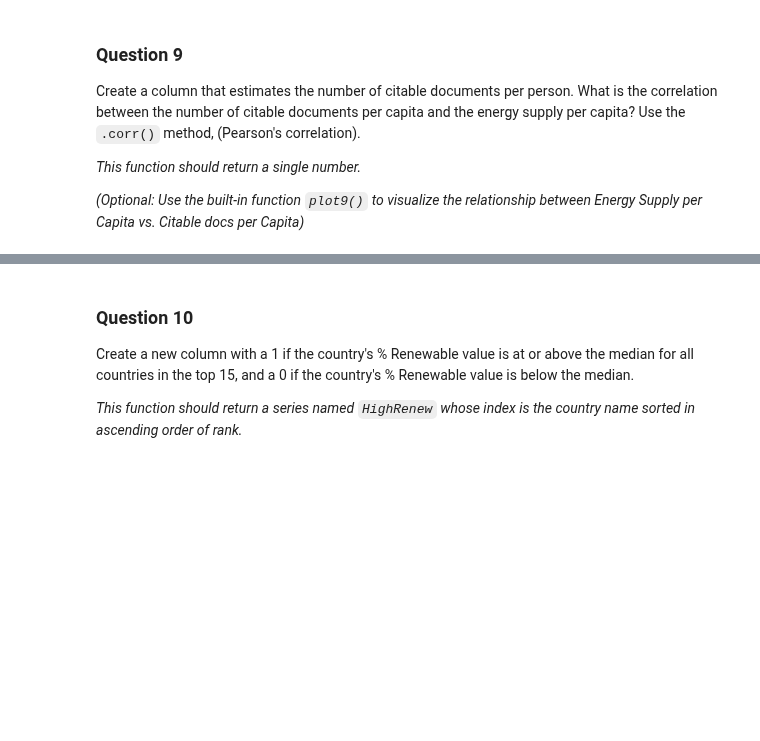
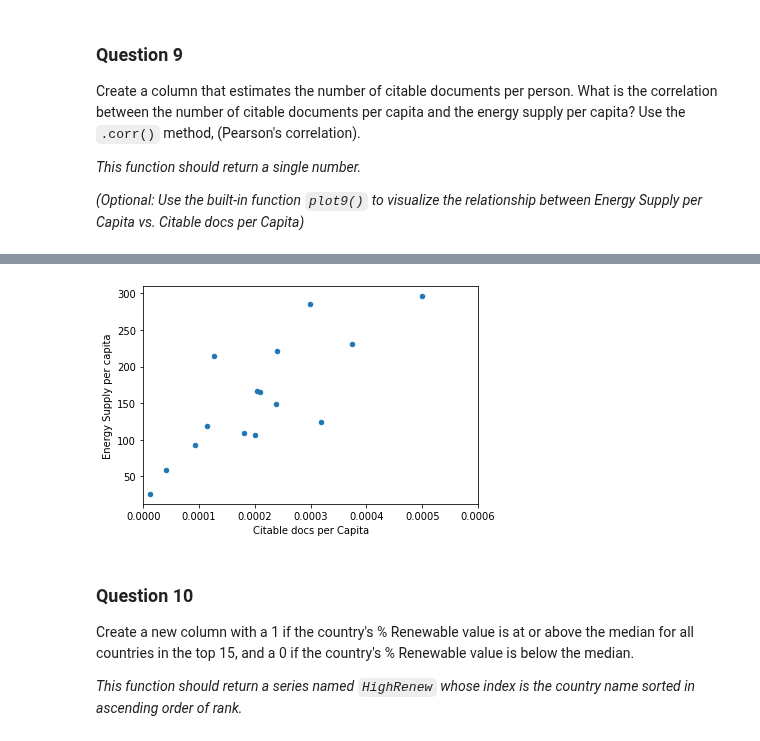
Before and after one commit to SantiGonzalezz/Applied-Data-Science-with-Python, a Jupyter notebook: 1. Introduction to Data Science in Python/Week 3/assignment3.ipynb, the cells around one changed output, grey strips where cells are left out. Drawn from its saved outputs; the diff is of its cells as text; code cells hidden in the pictures; blank space fills up the shorter version.

```diff
--- a/1. Introduction to Data Science in Python/Week 3/assignment3.ipynb
+++ b/1. Introduction to Data Science in Python/Week 3/assignment3.ipynb
@@ -532,12 +554,15 @@ def answer_nine():
 # %%
 def plot9():
     import matplotlib as plt
     %matplotlib inline
 
     Top15 = answer_one()
-    Top15['PopEst'] = Top15['Energy Supply'] / Top15['Energy Supply per Capita']
+    Top15['PopEst'] = Top15['Energy Supply'] / Top15['Energy Supply per capita']
     Top15['Citable docs per Capita'] = Top15['Citable documents'] / Top15['PopEst']
-    Top15.plot(x='Citable docs per Capita', y='Energy Supply per Capita', kind='scatter', xlim=[0, 0.0006])
+    Top15.plot(x='Citable docs per Capita', y='Energy Supply per capita', kind='scatter', xlim=[0, 0.0006])
+plot9()
+# %% [output]
+[figure, added]
 # %%
 assert answer_nine() >= -1. and answer_nine() <= 1., "Q9: A valid correlation should between -1 to 1!"
 # %% [markdown]
```
Also changed, not shown: parts of 16 cells of this notebook.
